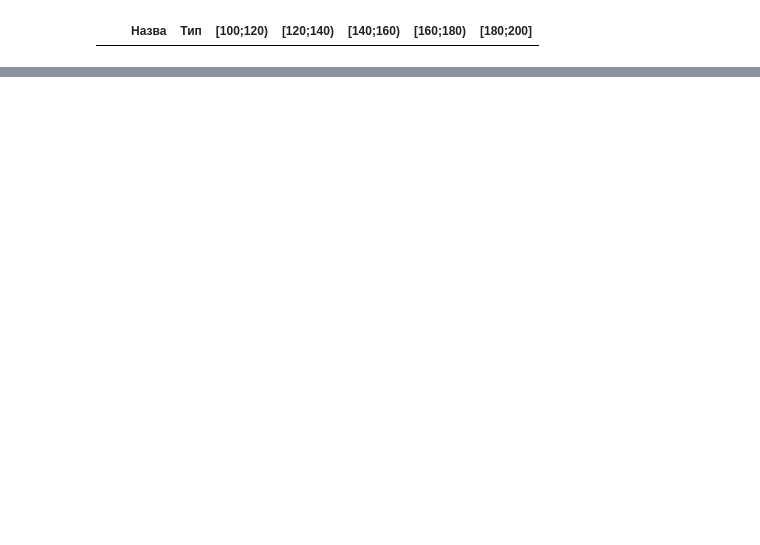
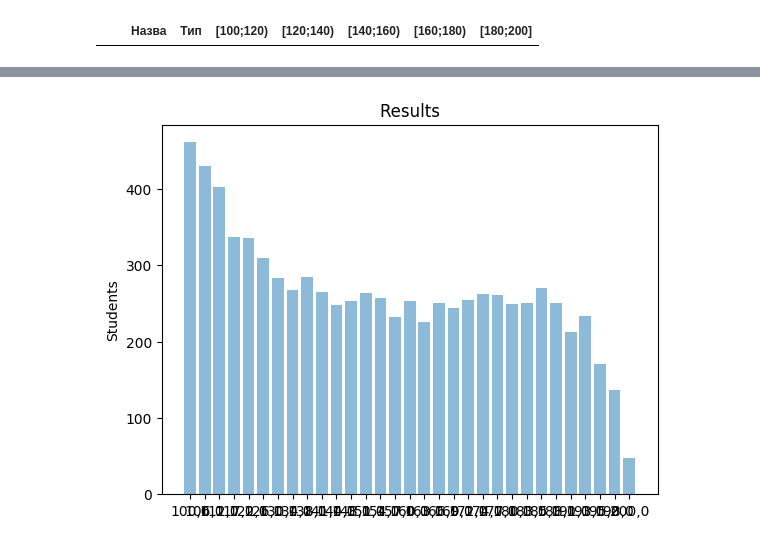
Before and after one commit to maab2198/applied_ds_python, a Jupyter notebook: applied_plotting/C2_A4.ipynb, the cells around one changed output, grey strips where cells are left out. Drawn from its saved outputs; the diff is of its cells as text; code cells hidden in the pictures; blank space fills up the shorter version.

```diff
--- a/applied_plotting/C2_A4.ipynb
+++ b/applied_plotting/C2_A4.ipynb
@@ -94,0 +373,13 @@ list(all_schools.index)
+# %%
+passed = english_set[english_set["ETestStatus"] =="Зараховано"][english_set["EORegName"]	=="м.Київ"][english_set["TTest"] !="ТЗНПК"]
+passed_range = passed.groupby("EBall100")["EBall100"].count()
+y_pos = passed_range.index
+
+plt.bar(list(y_pos), list(passed_range), align='center', alpha=0.5)
+
+plt.ylabel('Students')
+plt.title('Results')
+
+plt.show()
+# %% [output]
+[figure, added]
```
Also changed, not shown: parts of 33 cells of this notebook.
